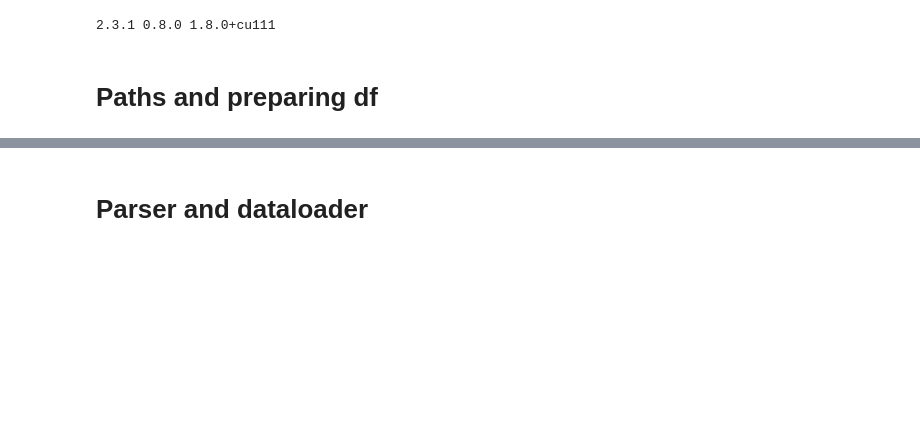
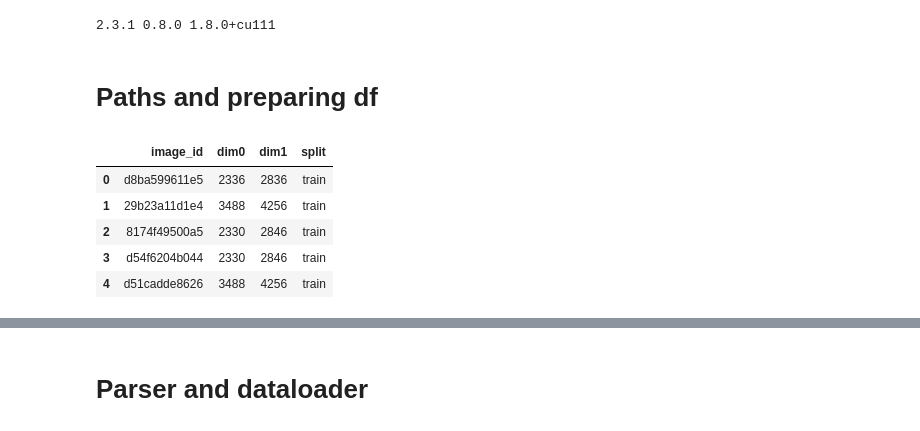
Before and after one commit to bnapora/kag-SIIM-COVID19-Detect, a Jupyter notebook: arshy-SIIM_Covid_DetClassi+Tab_070721.ipynb, the cells around one changed output, grey strips where cells are left out. Cells and saved outputs as stored; diff of their text form; code cells hidden in the pictures; blank space fills up the shorter version.

```diff
--- a/arshy-SIIM_Covid_DetClassi+Tab_070721.ipynb
+++ b/arshy-SIIM_Covid_DetClassi+Tab_070721.ipynb
@@ -93,6 +93,14 @@ train_df = pd.read_csv(path/'COVID_train_df.csv')
 meta_df = pd.read_csv(path/'meta.csv')
 # %%
 meta_df = meta_df[meta_df['split'] == 'train']
+meta_df.head()
+# %% [output]
+|  | image_id | dim0 | dim1 | split |
+| 0 | d8ba599611e5 | 2336 | 2836 | train |
+| 1 | 29b23a11d1e4 | 3488 | 4256 | train |
+| 2 | 8174f49500a5 | 2330 | 2846 | train |
+| 3 | d54f6204b044 | 2330 | 2846 | train |
+| 4 | d51cadde8626 | 3488 | 4256 | train |
 # %%
 train_df['image_id'] = train_df['id'].apply(lambda x: f'{x.split("_image")[0]}')
 train_df['classi_label'] = train_df[['Negative for Pneumonia', 'Typical Appearance','Indeterminate Appearance', 'Atypical Appearance']].idxmax(1)
```
Also changed, not shown: parts of 4 cells of this notebook, 5 other files.
